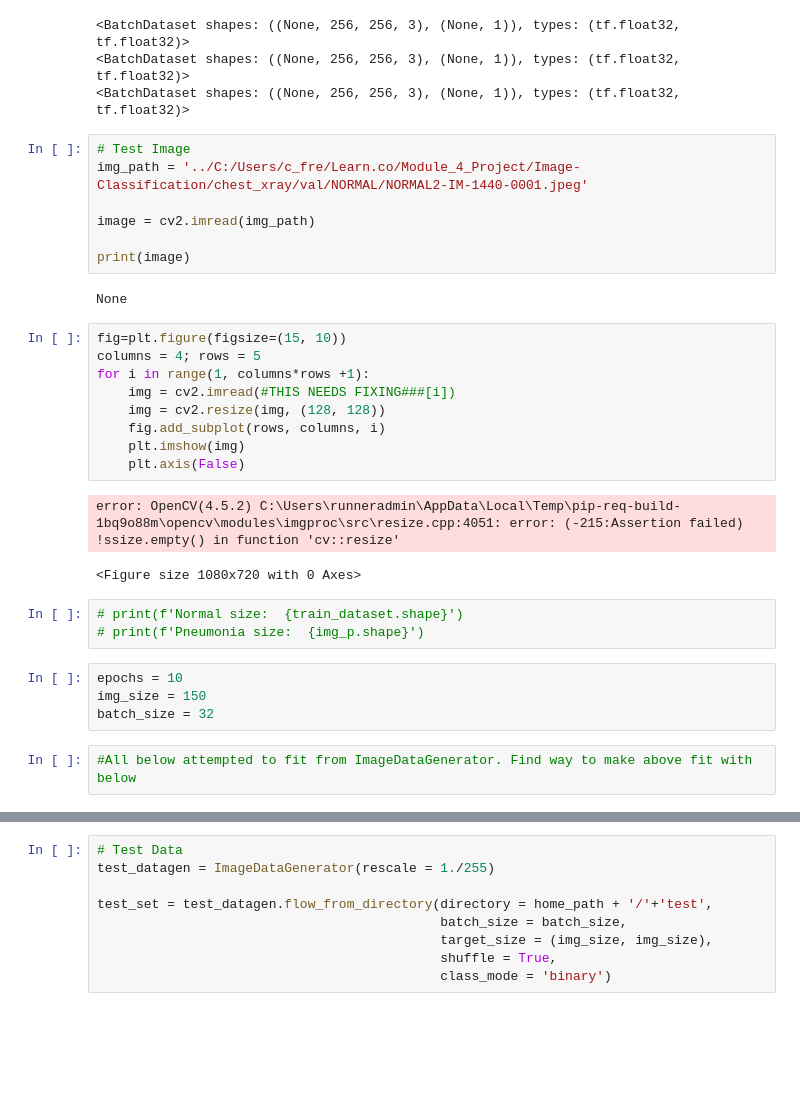
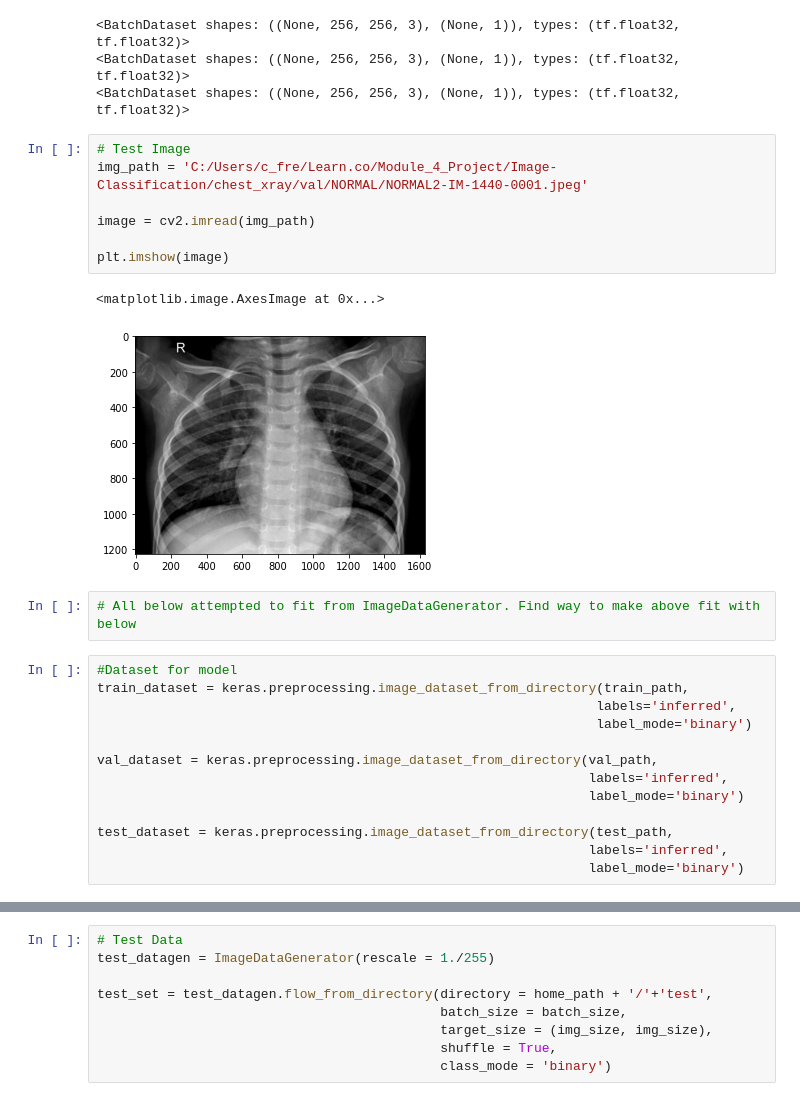
Before and after one commit to Cody-Freese/Pneumonia-Image-Classification, a Jupyter notebook: Project Notebook.ipynb, the cells around one changed output, grey strips where cells are left out. Saved outputs shown, nothing was run; the diff lists cells and outputs as text; blank space fills up the shorter version.

Commit message:
Enables Printout of Image Dimensions

```diff
--- a/Project Notebook.ipynb
+++ b/Project Notebook.ipynb
@@ -223,33 +179,28 @@ print(test_dataset)
 <BatchDataset shapes: ((None, 256, 256, 3), (None, 1)), types: (tf.float32, tf.float32)>
 # %%
 # Test Image
-img_path = '../C:/Users/c_fre/Learn.co/Module_4_Project/Image-Classification/chest_xray/val/NORMAL/NORMAL2-IM-1440-0001.jpeg'
+img_path = 'C:/Users/c_fre/Learn.co/Module_4_Project/Image-Classification/chest_xray/val/NORMAL/NORMAL2-IM-1440-0001.jpeg'
 
 image = cv2.imread(img_path)
 
-print(image)
+plt.imshow(image)
 # %% [output]
-None
+<matplotlib.image.AxesImage at 0x...>
+[figure, added]
-# %%
-fig=plt.figure(figsize=(15, 10))
-columns = 4; rows = 5
-for i in range(1, columns*rows +1):
-    img = cv2.imread(#THIS NEEDS FIXING###[i])
-    img = cv2.resize(img, (128, 128))
-    fig.add_subplot(rows, columns, i)
-    plt.imshow(img)
-    plt.axis(False)
-# %% [output]
-error: OpenCV(4.5.2) C:\Users\runneradmin\AppData\Local\Temp\pip-req-build-1bq9o88m\opencv\modules\imgproc\src\resize.cpp:4051: error: (-215:Assertion failed) !ssize.empty() in function 'cv::resize'
-<Figure size 1080x720 with 0 Axes>
-# %%
-# print(f'Normal size:  {train_dataset.shape}')
-# print(f'Pneumonia size:  {img_p.shape}')
-# %%
-epochs = 10
-img_size = 150
-batch_size = 32
 # %%
-#All below attempted to fit from ImageDataGenerator. Find way to make above fit with below
+# All below attempted to fit from ImageDataGenerator. Find way to make above fit with below
+# %%
+#Dataset for model
+train_dataset = keras.preprocessing.image_dataset_from_directory(train_path,
+                                                                labels='inferred',
+                                                                label_mode='binary')
+
+val_dataset = keras.preprocessing.image_dataset_from_directory(val_path,
+                                                               labels='inferred',
+                                                               label_mode='binary')
+
+test_dataset = keras.preprocessing.image_dataset_from_directory(test_path,
+                                                               labels='inferred',
+                                                               label_mode='binary')
 # %%
 # ImageDataGenerator allows us to 'rotate' to analyze the image in more than 2D
```
Also changed, not shown: parts of 14 cells of this notebook.
